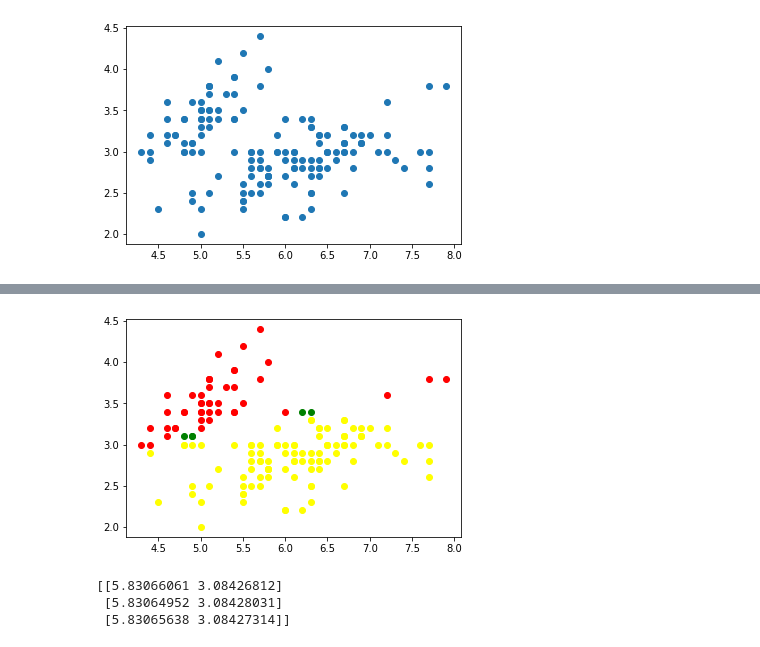
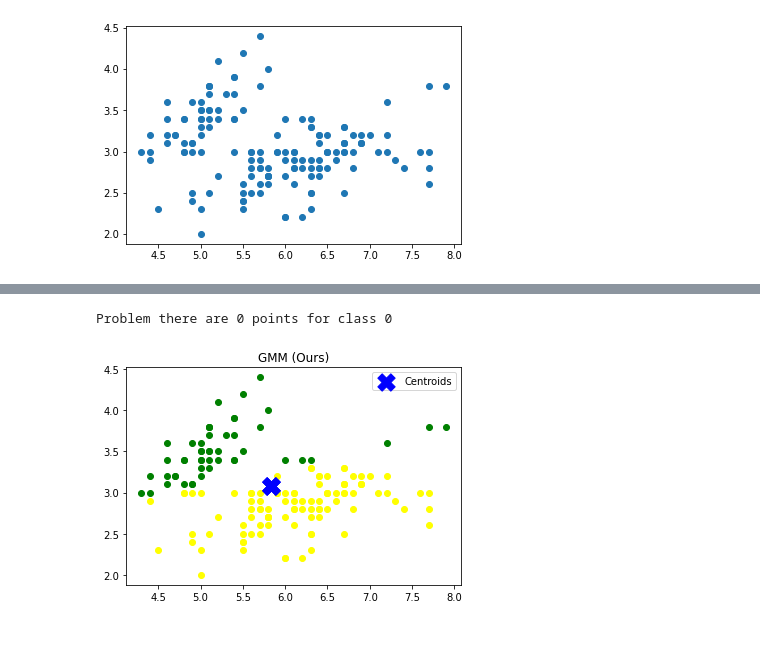
Before and after one commit to josephjkuang/GIES, a Jupyter notebook: Main.ipynb, the cells around one changed output, grey strips where cells are left out. Cells and saved outputs as stored; diff of their text form; code cells hidden in the pictures.

```diff
--- a/Main.ipynb
+++ b/Main.ipynb
@@ -47,0 +84,17 @@ plt.show()
+# %%
+# Run K-Means++
+num_classes, num_dimensions = 3, 2
+init_c = kmeans_plusplus_initialization(X, num_classes)
+means, points = k_means(X, init_c)
+
+# Display the points in respective class
+colors = ['red', 'yellow', 'green', 'blue']
+for k in range(num_classes):
+    for point in points[k]:
+        plt.scatter(point[0], point[1], c=colors[k])
+
+# Visualization Stuff
+plt.scatter(means[:, 0], means[:, 1], s=300, c='blue', marker='X', label='Centroids')
+plt.title("K-Means (Ours)")
+plt.legend()
+plt.show()
@@ -54,7 +112,7 @@ num_epochs = 15
 EPSILON = 1e-10
 
 # Parameters
-means = np.random.rand(num_classes, d) + EPSILON
+means = kmeans_plusplus_initialization(X, num_classes)
 covs = np.random.rand(num_classes, d, d) + EPSILON
 posteriors = np.ones((n, num_classes)) / n
 priors = np.ones(num_classes) / num_classes
@@ -111,12 +169,10 @@ for epoch in range(num_epochs):
             two = log_normal(point, means[k], covs[k])
             posteriors[i, k] = one + two
 
-            # Normalize posterior using log-sum-exp trick
-#             log_max = np.max(posteriors[i])
-#             log_sum = log_max + np.log(np.sum(np.exp(posteriors[i] - log_max)))
-#             posteriors[i] = np.exp(posteriors[i] - log_sum)
-#             posteriors[i] = posteriors[i] / np.sum(posteriors[i])
-
+    # Normalize posterior using log-sum-exp trick
+    log_max = np.max(posteriors[i])
+    log_sum = log_max + np.log(np.sum(np.exp(posteriors[i] - log_max)))
+    posteriors[i] = np.exp(posteriors[i] - log_sum)
 
     # Calculate the priors
     Ns = np.sum(posteriors, axis=0)
@@ -158,30 +212,30 @@ Epoch 12
 Epoch 13
 Epoch 14
 # %%
+# Give assignment for each point
 assignments = np.zeros(n, dtype=int)
 for i in range(n):
     assignments[i] = np.argmax(posteriors[i])
 
-# Assign a label to each sample
+# Put point into class list
 class_points = [[] for _ in range(num_classes)]
 for i, assignment in enumerate(assignments):
     class_points[assignment].append(X[i])
 
+# Display the points in respective class
 colors = ['red', 'yellow', 'green', 'blue']
 for k in range(num_classes):
     points = np.array(class_points[k])
     if len(points) == 0:
         print("Problem there are 0 points for class", k)
         continue
 
     plt.scatter(points[:, 0], points[:, 1], c=colors[k])
+plt.scatter(means[:, 0], means[:, 1], s=300, c='blue', marker='X', label='Centroids')
 
+plt.title("GMM (Ours)")
+plt.legend()
 plt.show()
 # %% [output]
+Problem there are 0 points for class 0
-[figure, old version]
+[figure, new version]
-# %%
-print(means)
-# %% [output]
-[[5.83066061 3.08426812]
- [5.83064952 3.08428031]
- [5.83065638 3.08427314]]
```
Also changed, not shown: parts of 10 cells of this notebook, 1 other file.
